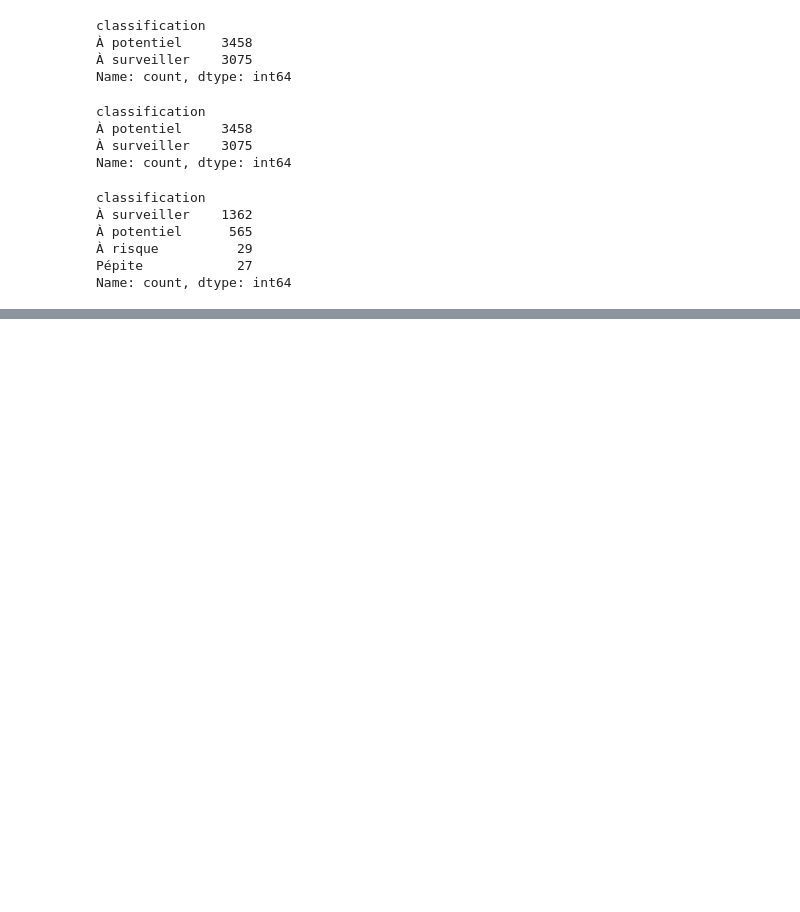
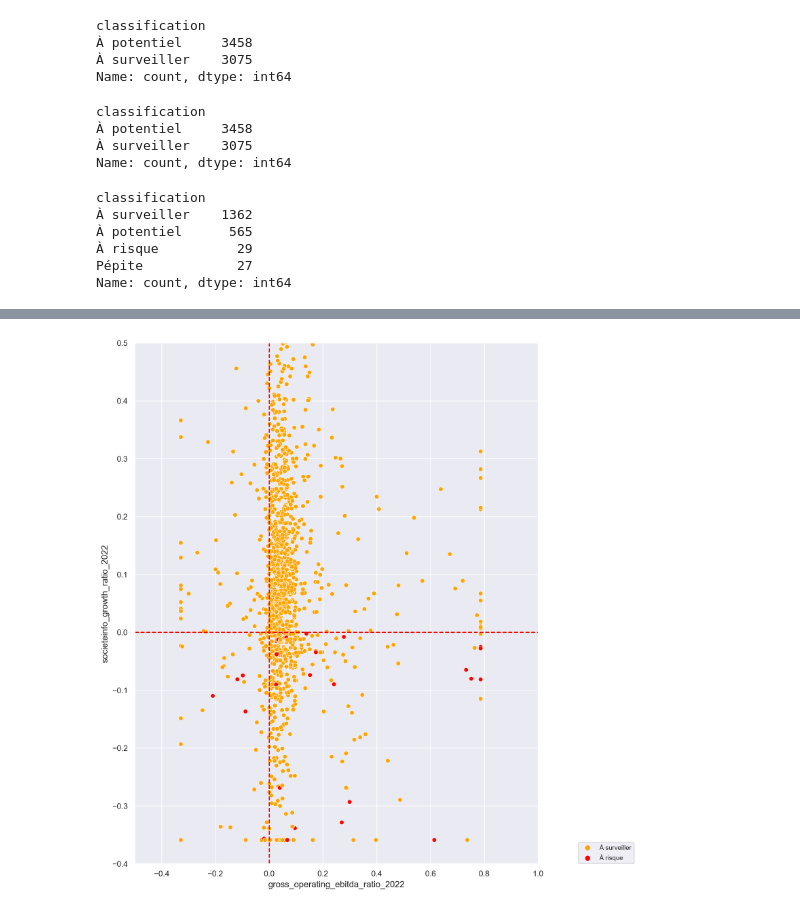
Before and after one commit to christin1977/models_classification, a Jupyter notebook: PFS_Classification.ipynb, the cells around one changed output, grey strips where cells are left out. Drawn from its saved outputs; the diff is of its cells as text; code cells hidden in the pictures; blank space fills up the shorter version.

```diff
--- a/PFS_Classification.ipynb
+++ b/PFS_Classification.ipynb
@@ -735,0 +588,21 @@ plt.show()
+# %%
+# nuage des entreprises classifiées
+
+plt.figure(figsize=(10,13),dpi=200)
+# Définir les couleurs spécifiques pour chaque classification
+couleurs = {'À risque': 'red', 'À surveiller': 'orange'}
+ax=sns.scatterplot(x='gross_operating_ebitda_ratio_2022',y='societeinfo_growth_ratio_2022',data=filtered_panel_risque,hue='classification', palette=couleurs)
+
+# La méthode legend() est appelée sur l'objet ax (qui représente les axes du graphique).
+# L'argument loc=(1.1, 0.5) spécifie l'emplacement de la légende par rapport au cadre du graphique,
+# où 1.1 décale la légende à droite du graphique (1 étant juste à la limite droite)
+# et 0.5 positionne la légende au milieu sur l'axe vertical.
+
+ax.axvline(x=0, color='red', linestyle='--')
+ax.set_xlim(-0.5,1)
+ax.set_ylim(-0.4,0.5)
+ax.axhline(y=0, color='red', linestyle='--')
+ax.legend(loc=(1.1,0),fontsize=9)
+plt.show()
+# %% [output]
+[figure, added]
```
Also changed, not shown: parts of 48 cells of this notebook, 1 other file.
